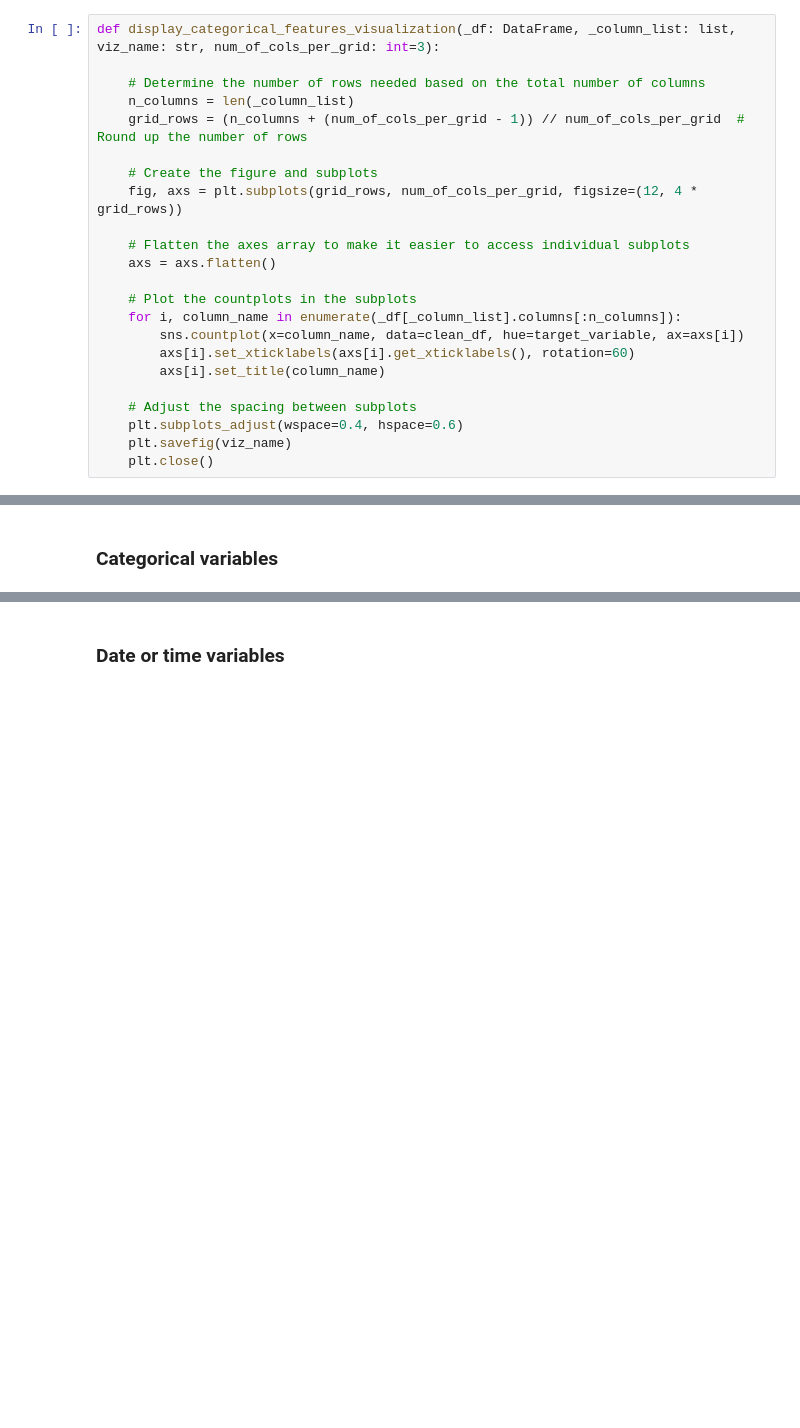
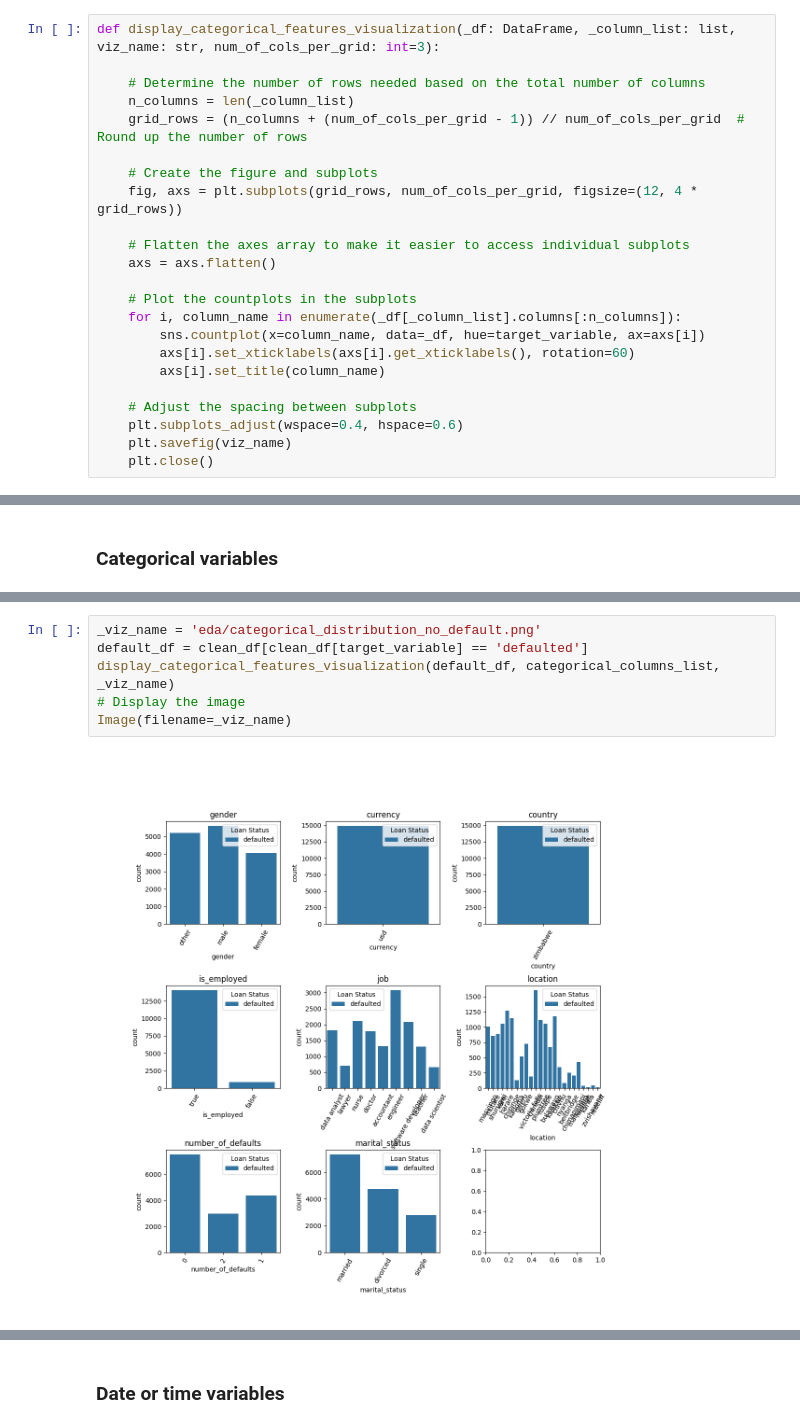
Before and after one commit to TheRealSirBen/Claxon-Data-Science-Hackathon-Loan-Default-Prediction, a Jupyter notebook: model/train_model.ipynb, the cells around one changed output, grey strips where cells are left out. Saved outputs shown, nothing was run; the diff lists cells and outputs as text; blank space fills up the shorter version.

```diff
--- a/model/train_model.ipynb
+++ b/model/train_model.ipynb
@@ -735,7 +943,7 @@ def display_categorical_features_visualization(_df: DataFrame, _column_list: lis
 
     # Plot the countplots in the subplots
     for i, column_name in enumerate(_df[_column_list].columns[:n_columns]):
-        sns.countplot(x=column_name, data=clean_df, hue=target_variable, ax=axs[i])
+        sns.countplot(x=column_name, data=_df, hue=target_variable, ax=axs[i])
         axs[i].set_xticklabels(axs[i].get_xticklabels(), rotation=60)
         axs[i].set_title(column_name)
 
@@ -810,0 +1094,8 @@ Image(filename=_viz_name)
+# %%
+_viz_name = 'eda/categorical_distribution_no_default.png'
+default_df = clean_df[clean_df[target_variable] == 'defaulted']
+display_categorical_features_visualization(default_df, categorical_columns_list, _viz_name)
+# Display the image
+Image(filename=_viz_name)
+# %% [output]
+[figure, added]
```
Also changed, not shown: parts of 97 cells of this notebook, 9 other files.
